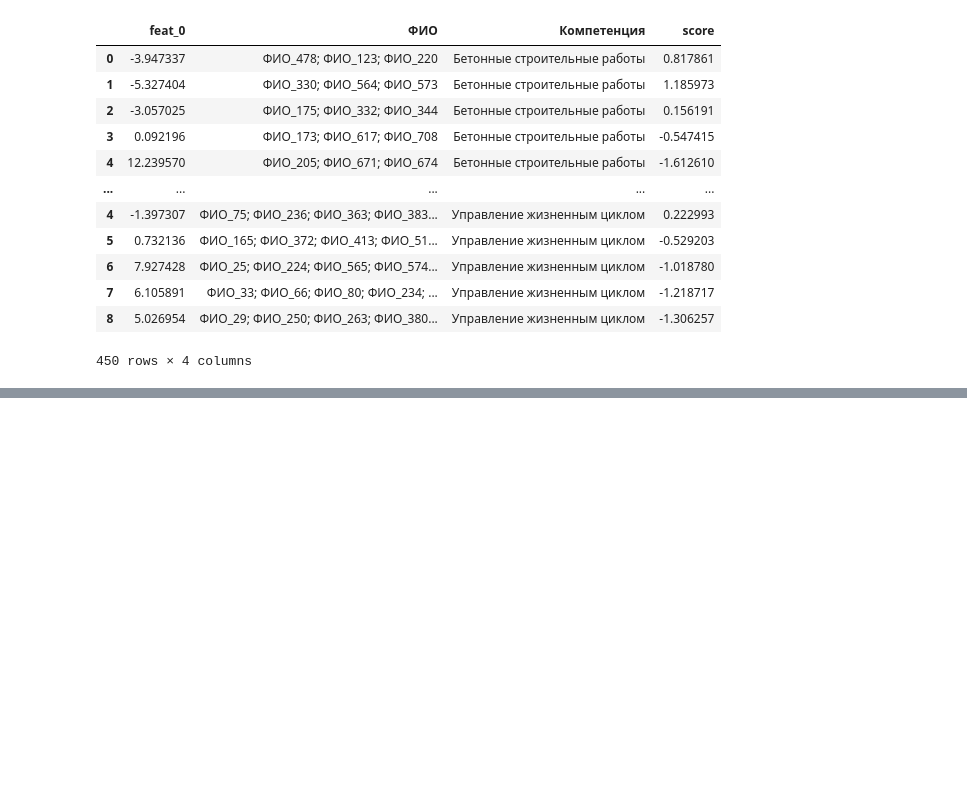
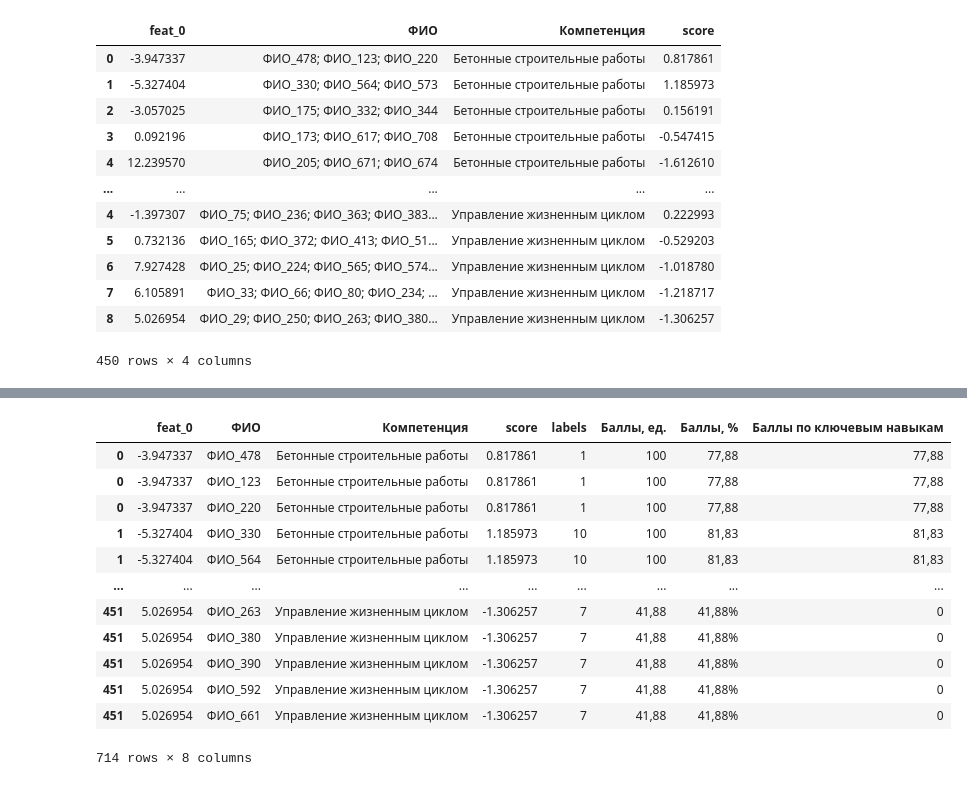
Before and after one commit to TiffanyICIS/HACKS_AI_hackathon_2023, a Jupyter notebook: solution.ipynb, the cells around one changed output, grey strips where cells are left out. Saved outputs shown, nothing was run; the diff lists cells and outputs as text; code cells hidden in the pictures; blank space fills up the shorter version.

```diff
--- a/solution.ipynb
+++ b/solution.ipynb
@@ -129 +147,22 @@ labels
 Name: count, dtype: int64
+# %%
+fd_with_labels = pd.concat([full_data, fd['labels']], axis=1)
+fd_with_labels = pd.merge(left=fd_with_labels, right=score_data, on='ФИО')
+fd_with_labels['ФИО'] = fd_with_labels['ФИО'].str.split('; ')
+fd_with_labels = fd_with_labels.explode('ФИО')
+fd_with_labels['ФИО'] = fd_with_labels['ФИО'].str.strip()
+fd_with_labels
+# %% [output]
+|  | feat_0 | ФИО | Компетенция | score | labels | Баллы, ед. | Баллы, % | Баллы по ключевым навыкам |
+| 0 | -3.947337 | ФИО_478 | Бетонные строительные работы | 0.817861 | 1 | 100 | 77,88 | 77,88 |
+| 0 | -3.947337 | ФИО_123 | Бетонные строительные работы | 0.817861 | 1 | 100 | 77,88 | 77,88 |
+| 0 | -3.947337 | ФИО_220 | Бетонные строительные работы | 0.817861 | 1 | 100 | 77,88 | 77,88 |
+| 1 | -5.327404 | ФИО_330 | Бетонные строительные работы | 1.185973 | 10 | 100 | 81,83 | 81,83 |
+| 1 | -5.327404 | ФИО_564 | Бетонные строительные работы | 1.185973 | 10 | 100 | 81,83 | 81,83 |
+| ... | ... | ... | ... | ... | ... | ... | ... | ... |
+| 451 | 5.026954 | ФИО_263 | Управление жизненным циклом | -1.306257 | 7 | 41,88 | 41,88% | 0 |
+| 451 | 5.026954 | ФИО_380 | Управление жизненным циклом | -1.306257 | 7 | 41,88 | 41,88% | 0 |
+| 451 | 5.026954 | ФИО_390 | Управление жизненным циклом | -1.306257 | 7 | 41,88 | 41,88% | 0 |
+| 451 | 5.026954 | ФИО_592 | Управление жизненным циклом | -1.306257 | 7 | 41,88 | 41,88% | 0 |
+| 451 | 5.026954 | ФИО_661 | Управление жизненным циклом | -1.306257 | 7 | 41,88 | 41,88% | 0 |
+714 rows × 8 columns
```
Also changed, not shown: parts of 11 cells of this notebook, 2 other files.
